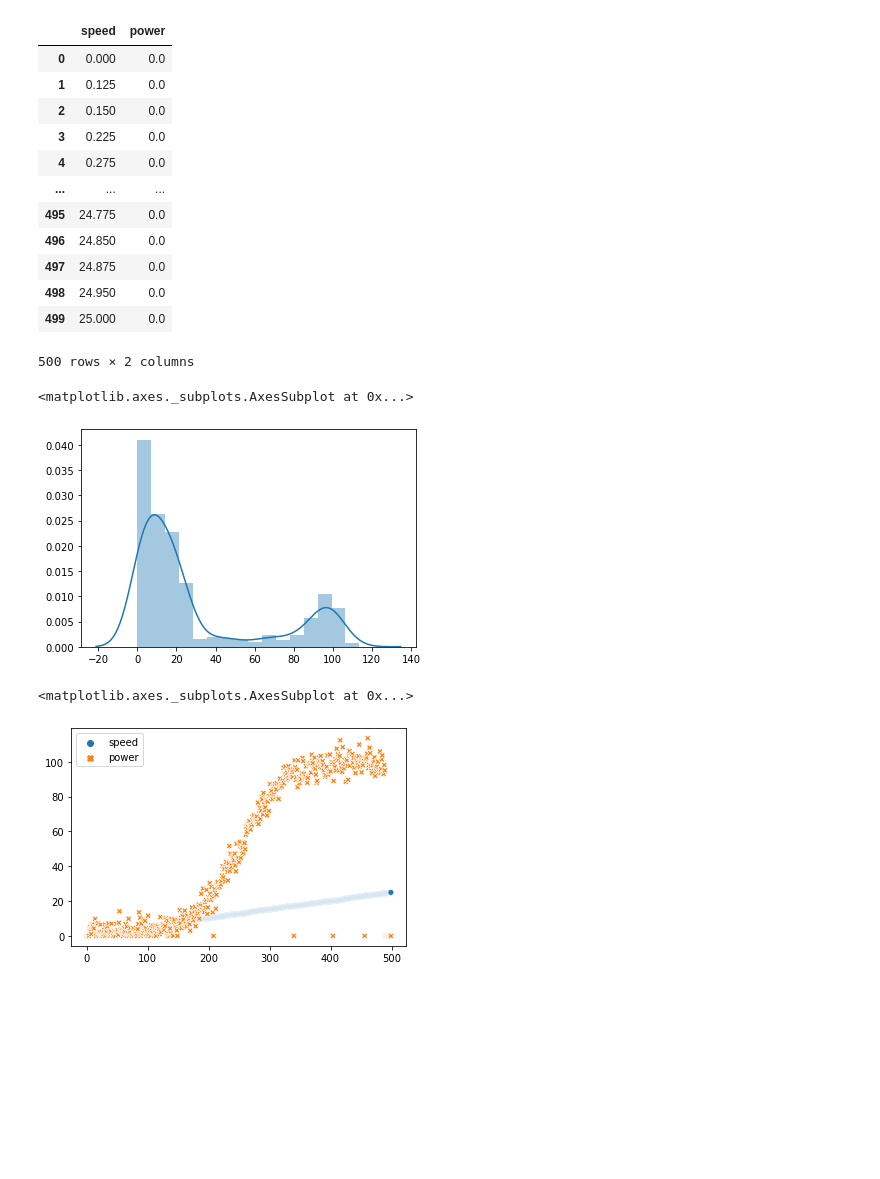
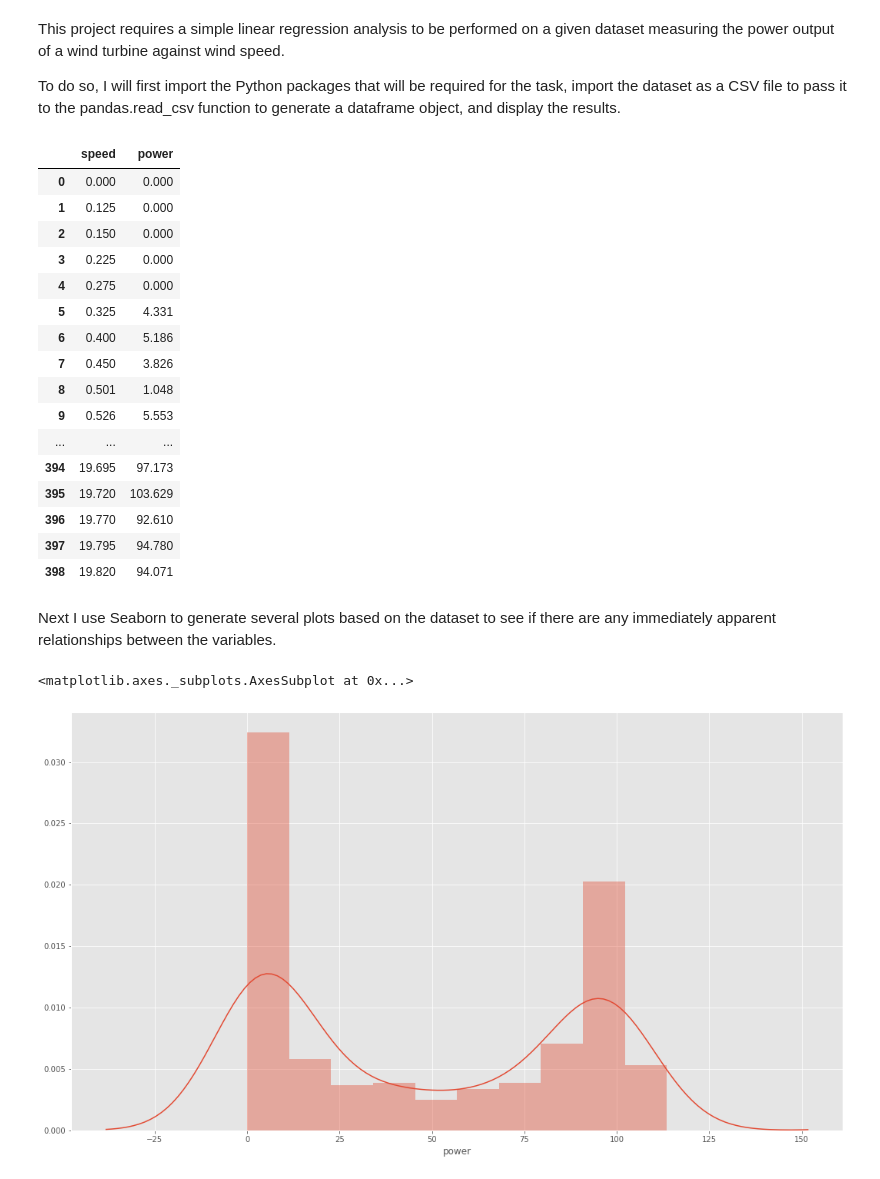
Before and after one commit to donalbuggy/fundamentalsOfDataAnalysisProject, a Jupyter notebook: Fundamentals of Data Analysis Project Donal Buggy.ipynb, the cells around one changed output. Cells and saved outputs as stored; diff of their text form; code cells hidden in the pictures; blank space fills up the shorter version.

Commit message:
added analysis text, added function to return estimated power values for speed value inputs

```diff
--- a/Fundamentals of Data Analysis Project Donal Buggy.ipynb
+++ b/Fundamentals of Data Analysis Project Donal Buggy.ipynb
@@ -1,3 +3,7 @@
+# %% [markdown]
+This project requires a simple linear regression analysis to be performed on a given dataset measuring the power output of a wind turbine against wind speed.
+
+To do so, I will first import the Python packages that will be required for the task, import the dataset as a CSV file to pass it to the pandas.read_csv function to generate a dataframe object, and display the results.
 # %%
 import csv
 import pandas as pd
@@ -5,30 +11,35 @@ import seaborn as sns
 import matplotlib.pyplot as plt
 import numpy as np
 from sklearn.linear_model import LinearRegression
+import statsmodels.api as sm
+
+
+pd.options.display.max_rows = 1000
 
 df = pd.read_csv("../powerproduction.csv")
 df
 # %% [output]
 |  | speed | power |
-| 0 | 0.000 | 0.0 |
-| 1 | 0.125 | 0.0 |
-| 2 | 0.150 | 0.0 |
-| 3 | 0.225 | 0.0 |
-| 4 | 0.275 | 0.0 |
+| 0 | 0.000 | 0.000 |
+| 1 | 0.125 | 0.000 |
+| 2 | 0.150 | 0.000 |
+| 3 | 0.225 | 0.000 |
+| 4 | 0.275 | 0.000 |
+| 5 | 0.325 | 4.331 |
+| 6 | 0.400 | 5.186 |
+| 7 | 0.450 | 3.826 |
+| 8 | 0.501 | 1.048 |
+| 9 | 0.526 | 5.553 |
 | ... | ... | ... |
-| 495 | 24.775 | 0.0 |
-| 496 | 24.850 | 0.0 |
-| 497 | 24.875 | 0.0 |
-| 498 | 24.950 | 0.0 |
-| 499 | 25.000 | 0.0 |
+| 394 | 19.695 | 97.173 |
+| 395 | 19.720 | 103.629 |
+| 396 | 19.770 | 92.610 |
+| 397 | 19.795 | 94.780 |
+| 398 | 19.820 | 94.071 |
-500 rows × 2 columns
+# %% [markdown]
+Next I use Seaborn to generate several plots based on the dataset to see if there are any immediately apparent relationships between the variables.
 # %%
-sns.distplot(df)
+sns.distplot(df['power'], bins=10)
 # %% [output]
 <matplotlib.axes._subplots.AxesSubplot at 0x...>
-[figure, old version]
+[figure, new version]
-# %%
-sns.scatterplot(data = df)
-# %% [output]
-<matplotlib.axes._subplots.AxesSubplot at 0x...>
-[figure, removed]
```
Also changed, not shown: parts of 8 cells of this notebook.
